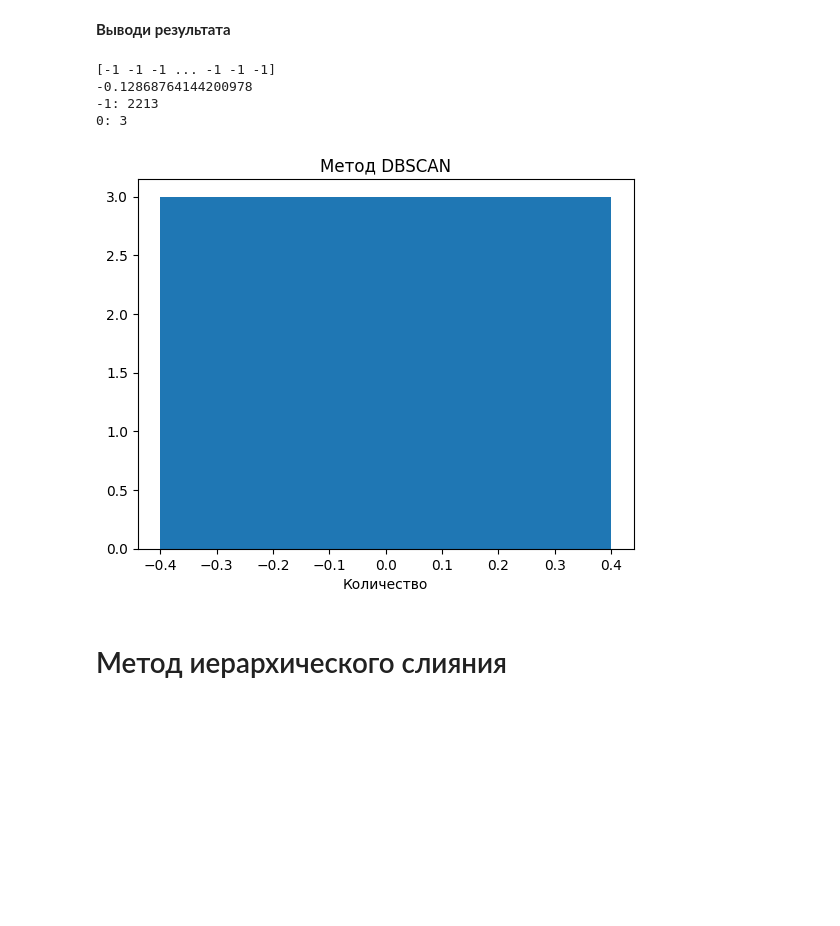
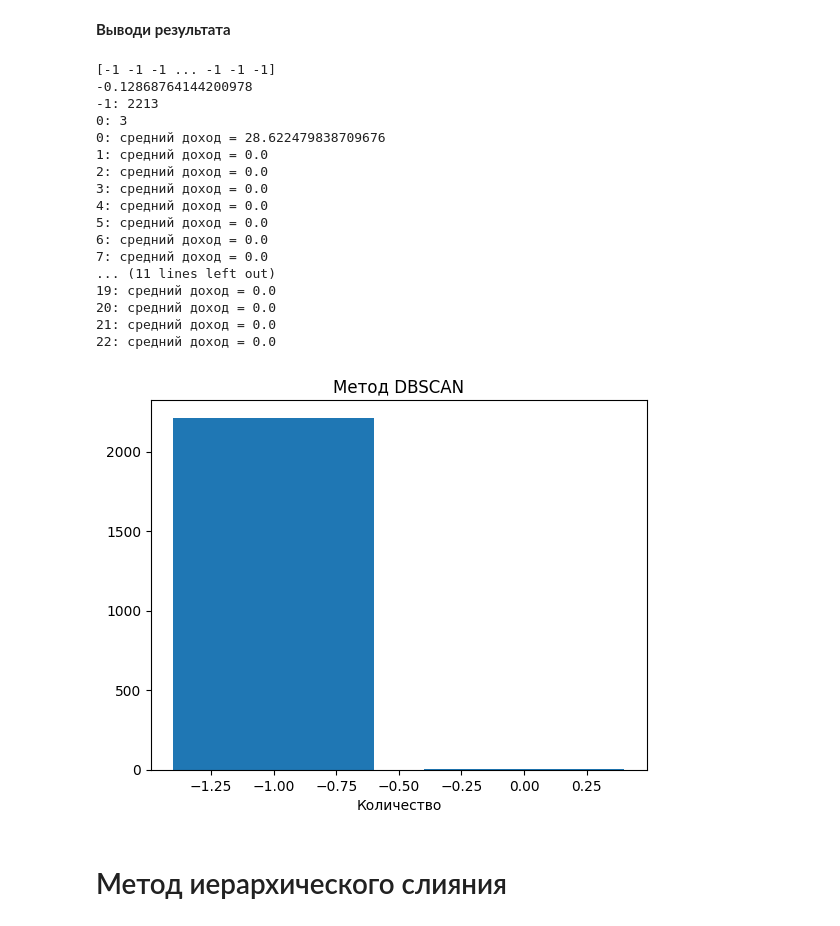
Before and after one commit to BobVoit/lab3, a Jupyter notebook: main.ipynb, the cells around one changed output. Drawn from its saved outputs; the diff is of its cells as text; code cells hidden in the pictures; blank space fills up the shorter version.

```diff
--- a/main.ipynb
+++ b/main.ipynb
@@ -59,6 +59,19 @@ print(silhouette_score(features_std, labels))
 counts = np.bincount(labels)
 print("\n".join(f"{index}: {value}" for index, value in enumerate(counts)))
 
+income_sums = {}
+for label in range(len(counts)):
+    indices = np.where(labels == label)[0] # Индексы объектов с меткой класса label
+    incomes = df.iloc[indices]["Income"].dropna() # Доходы объектов с меткой класса label без NaN в "Income"
+    income_sum = incomes.sum() # Сумма доходов
+    income_sums[label] = income_sum # Записать сумму доходов для метки класса label
+
+# Вывести средний доход для каждого значения метки класса
+for label, income_sum in income_sums.items():
+    count = counts[label]
+    average_income = income_sum / count
+    print(f"{label}: средний доход = {average_income}")
+
 plt.bar([index for index in range(len(counts))], counts)
 plt.xlabel("Кластеры")
 plt.xlabel("Количество")
@@ -95,6 +111,19 @@ print(silhouette_score(features_std, labels))
 counts = np.bincount(labels)
 print("\n".join(f"{index}: {value}" for index, value in enumerate(counts)))
 
+income_sums = {}
+for label in range(len(counts)):
+    indices = np.where(labels == label)[0] # Индексы объектов с меткой класса label
+    incomes = df.iloc[indices]["Income"].dropna() # Доходы объектов с меткой класса label без NaN в "Income"
+    income_sum = incomes.sum() # Сумма доходов
+    income_sums[label] = income_sum # Записать сумму доходов для метки класса label
+
+# Вывести средний доход для каждого значения метки класса
+for label, income_sum in income_sums.items():
+    count = counts[label]
+    average_income = income_sum / count
+    print(f"{label}: средний доход = {average_income}")
+
 plt.bar([index for index in range(len(counts))], counts)
 plt.xlabel("Кластеры")
 plt.xlabel("Количество")
@@ -141,25 +170,51 @@ labels = model.labels_
 # %%
 print(labels)
 print(silhouette_score(features_std, labels))
 # labels = labels[labels != -1]
 unique_labels, label_counts = np.unique(labels, return_counts=True)
 for label, count in zip(unique_labels, label_counts):
     print(f"{label}: {count}")
 # counts = np.bincount(labels)
 # print("\n".join(f"{index}: {value}" for index, value in enumerate(counts)))
 
+income_sums = {}
+for label in range(len(counts)):
+    indices = np.where(labels == label)[0] # Индексы объектов с меткой класса label
+    incomes = df.iloc[indices]["Income"].dropna() # Доходы объектов с меткой класса label без NaN в "Income"
+    income_sum = incomes.sum() # Сумма доходов
+    income_sums[label] = income_sum # Записать сумму доходов для метки класса label
+
+# Вывести средний доход для каждого значения метки класса
+for label, income_sum in income_sums.items():
+    count = counts[label]
+    average_income = income_sum / count
+    print(f"{label}: средний доход = {average_income}")
+
 # plt.bar([index for index in range(len(counts))], counts)
 plt.bar(unique_labels, label_counts)
 plt.xlabel("Кластеры")
 plt.xlabel("Количество")
 plt.title("Метод DBSCAN")
 plt.show()
 # %% [output]
 [-1 -1 -1 ... -1 -1 -1]
 -0.12868764144200978
 -1: 2213
 0: 3
+0: средний доход = 28.622479838709676
+1: средний доход = 0.0
+2: средний доход = 0.0
+3: средний доход = 0.0
+4: средний доход = 0.0
+5: средний доход = 0.0
+6: средний доход = 0.0
+7: средний доход = 0.0
+... (11 lines left out)
+19: средний доход = 0.0
+20: средний доход = 0.0
+21: средний доход = 0.0
+22: средний доход = 0.0
-[figure, old version]
+[figure, new version]
 # %% [markdown]
 # Метод иерархического слияния
 # %%
```
Also changed, not shown: parts of 3 cells of this notebook.
